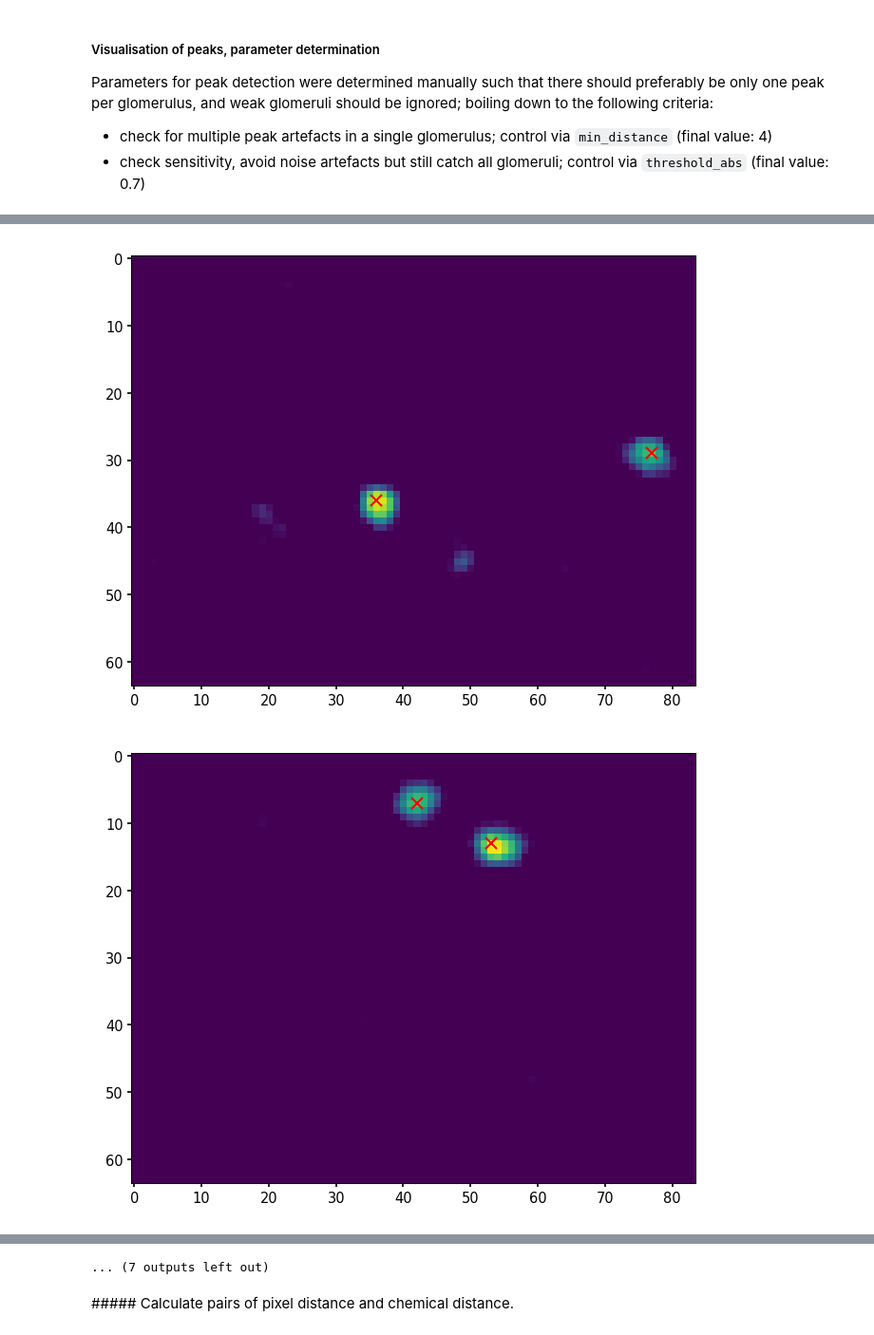
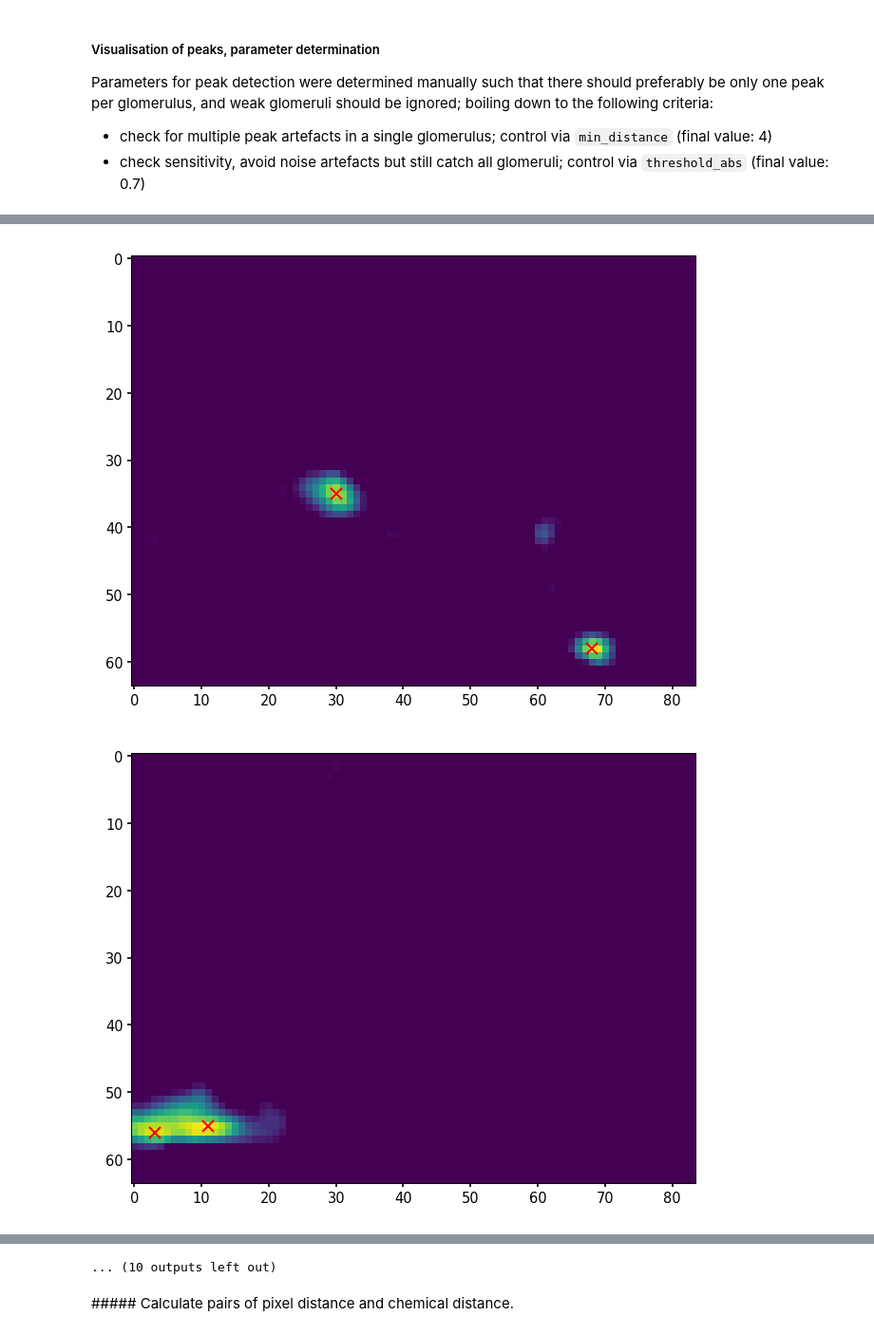
Before and after one commit to Huitzilo/glomcentric_code, a Jupyter notebook: MOB_Fig_chemotopic_clustering.ipynb, the cells around one changed output, grey strips where cells are left out. Shown at 95% size. Saved outputs shown, nothing was run; the diff lists cells and outputs as text; code cells hidden in the pictures.

```diff
--- a/MOB_Fig_chemotopic_clustering.ipynb
+++ b/MOB_Fig_chemotopic_clustering.ipynb
@@ -563,7 +480,7 @@ Parameters for peak detection were determined manually such that there should pr
 # %%
 peaks = []
 for i in range(ts.base.shaped2D().shape[0]):
-    peaks.append(peak_local_max(ts.base.shaped2D()[i,:,:], threshold_abs=0.7, min_distance=4))
+    peaks.append(peak_local_max(ts.base.shaped2D()[i,:,:], threshold_abs=0.7, min_distance=4, exclude_border=False))
 for i,peak in enumerate(peaks):
     if len(peak) >1:
         f = plt.figure()
@@ -583,2 +500,2 @@ for i,peak in enumerate(peaks):
-[figure, old version]
+[figure, new version]
-[figure, old version]
+[figure, new version]
@@ -587,4 +504,4 @@ for i,peak in enumerate(peaks):
-... (7 outputs left out)
+... (10 outputs left out)
 # %% [markdown]
 ##### Calculate pairs of pixel distance and chemical distance.
 # %%
```
Also changed, not shown: parts of 16 cells of this notebook.
